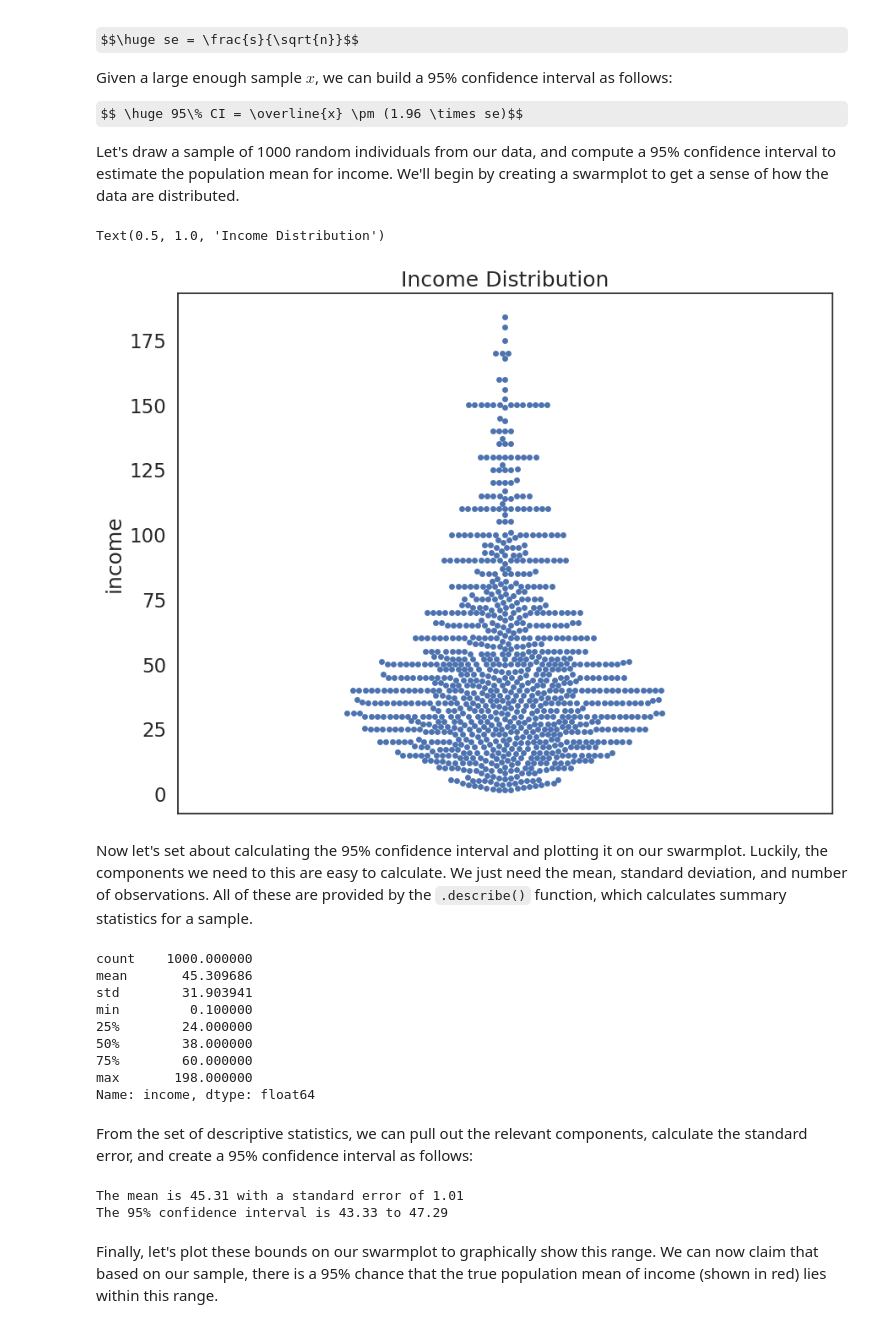
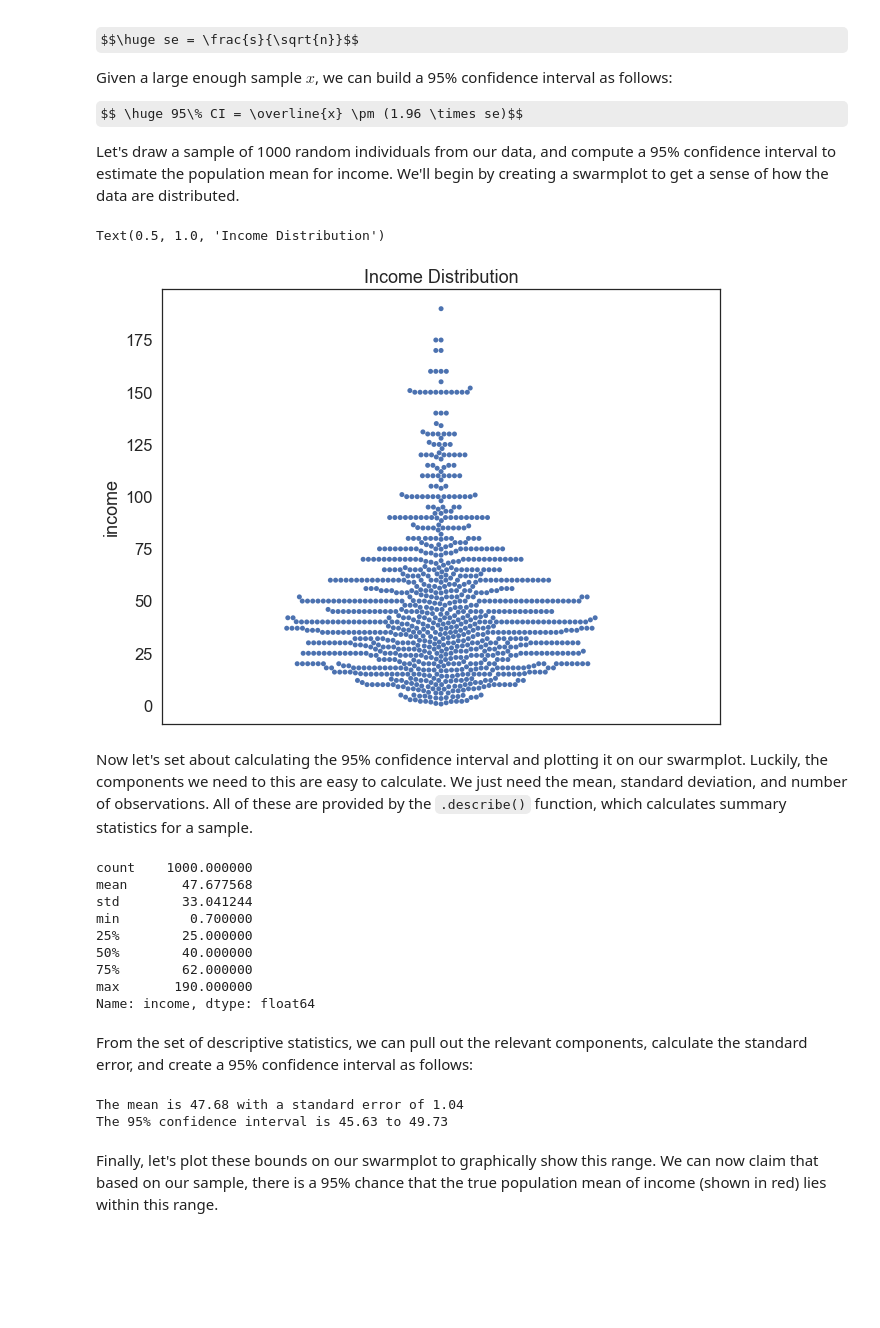
Before and after one commit to defneyucesir/QM-2, a Jupyter notebook: notebooks/W06. Hypothesis Testing.ipynb, the cells around one changed output. Drawn from its saved outputs; the diff is of its cells as text; code cells hidden in the pictures; some formulas as TeX source; blank space fills up the shorter version.

```diff
--- a/notebooks/W06. Hypothesis Testing.ipynb
+++ b/notebooks/W06. Hypothesis Testing.ipynb
@@ -93,12 +93,12 @@ $$ \huge 95\% CI = \overline{x} \pm (1.96 \times se)$$
 
 Let's draw a sample of 1000 random individuals from our data, and compute a 95% confidence interval to estimate the population mean for income. We'll begin by creating a swarmplot to get a sense of how the data are distributed.
 # %%
-sample=df.sample(1000, replace=True) # draw a random sample of 1000 observations from the dataframe
+sample=df.sample(1000) # draw a random sample of 1000 observations from the dataframe
 sns.swarmplot(data = sample, y='income') # plot a swarmplot of income
 plt.title('Income Distribution') # add a title
 # %% [output]
 Text(0.5, 1.0, 'Income Distribution')
-[figure, old version]
+[figure, new version]
 # %% [markdown]
 Now let's set about calculating the 95% confidence interval and plotting it on our swarmplot. Luckily, the components we need to this are easy to calculate. We just need the mean, standard deviation, and number of observations. All of these are provided by the `.describe()` function, which calculates summary statistics for a sample.
 # %%
@@ -106,13 +106,13 @@ desc=sample['income'].describe() # calculate descriptive statistics for the samp
 print(desc) # print the descriptive statistics
 # %% [output]
 count    1000.000000
-mean       45.309686
-std        31.903941
-min         0.100000
-25%        24.000000
-50%        38.000000
-75%        60.000000
-max       198.000000
+mean       47.677568
+std        33.041244
+min         0.700000
+25%        25.000000
+50%        40.000000
+75%        62.000000
+max       190.000000
 Name: income, dtype: float64
 # %% [markdown]
 From the set of descriptive statistics, we can pull out the relevant components, calculate the standard error, and create a 95% confidence interval as follows:
@@ -129,8 +129,8 @@ lower_ci = mean-se*1.96 # calculate the lower confidence interval
 
 print('The 95% confidence interval is', round(lower_ci, 2), 'to', round(upper_ci, 2)) # print the confidence interval
 # %% [output]
-The mean is 45.31 with a standard error of 1.01
-The 95% confidence interval is 43.33 to 47.29
+The mean is 47.68 with a standard error of 1.04
+The 95% confidence interval is 45.63 to 49.73
 # %% [markdown]
 Finally, let's plot these bounds on our swarmplot to graphically show this range. We can now claim that based on our sample, there is a 95% chance that the true population mean of income (shown in red) lies within this range.
 # %%
```
Also changed, not shown: parts of 7 cells of this notebook.
